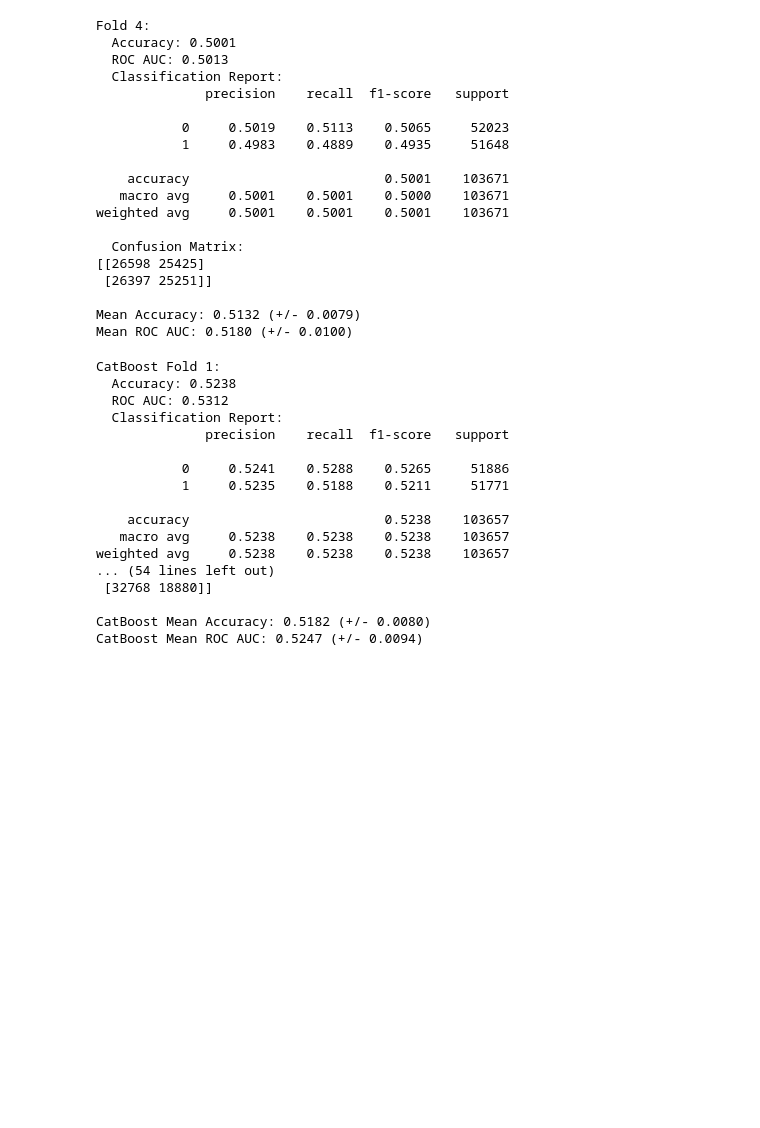
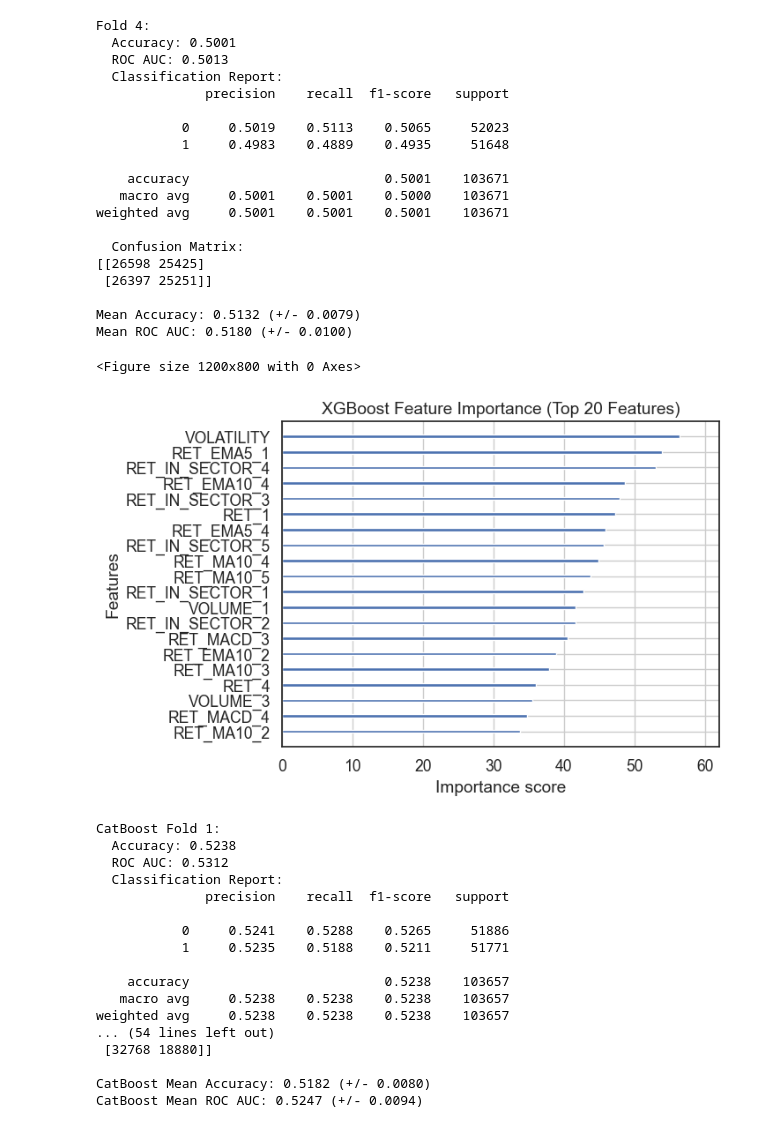
Before and after one commit to yuntongSH/QRT-Stock-Return-Prediction, a Jupyter notebook: QRT Stock Return Prediction Notebook.ipynb, the cells around one changed output. Drawn from its saved outputs; the diff is of its cells as text; code cells hidden in the pictures; blank space fills up the shorter version.

```diff
--- a/QRT Stock Return Prediction Notebook.ipynb
+++ b/QRT Stock Return Prediction Notebook.ipynb
@@ -750,5 +770,18 @@ weighted avg     0.5001    0.5001    0.5001    103671
 
 Mean Accuracy: 0.5132 (+/- 0.0079)
 Mean ROC AUC: 0.5180 (+/- 0.0100)
+# %%
+from xgboost import plot_importance
+
+xgb_model.get_booster().feature_names = features  # add this right after training
+
+# Plot feature importance from the last fold's model
+plt.figure(figsize=(12, 8))
+plot_importance(xgb_model, importance_type='gain', max_num_features=20, show_values=False)
+plt.title("XGBoost Feature Importance (Top 20 Features)")
+plt.show()
+# %% [output]
+<Figure size 1200x800 with 0 Axes>
+[figure, added]
 # %%
 # Catboost model
```
Also changed, not shown: parts of 19 cells of this notebook.
